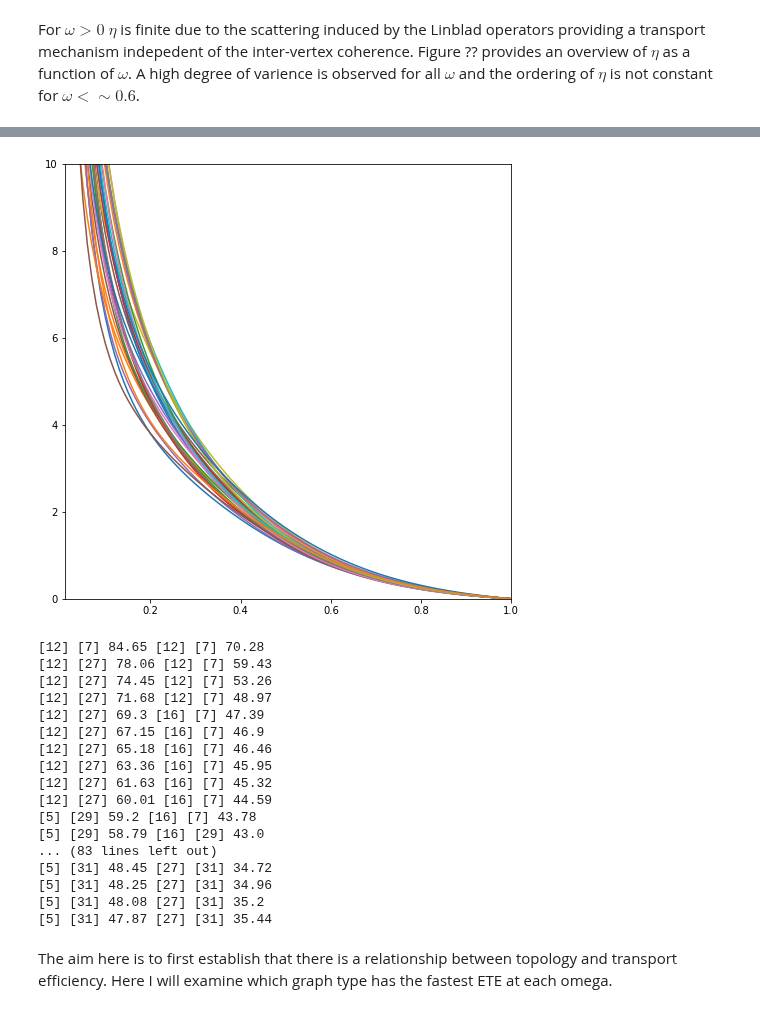
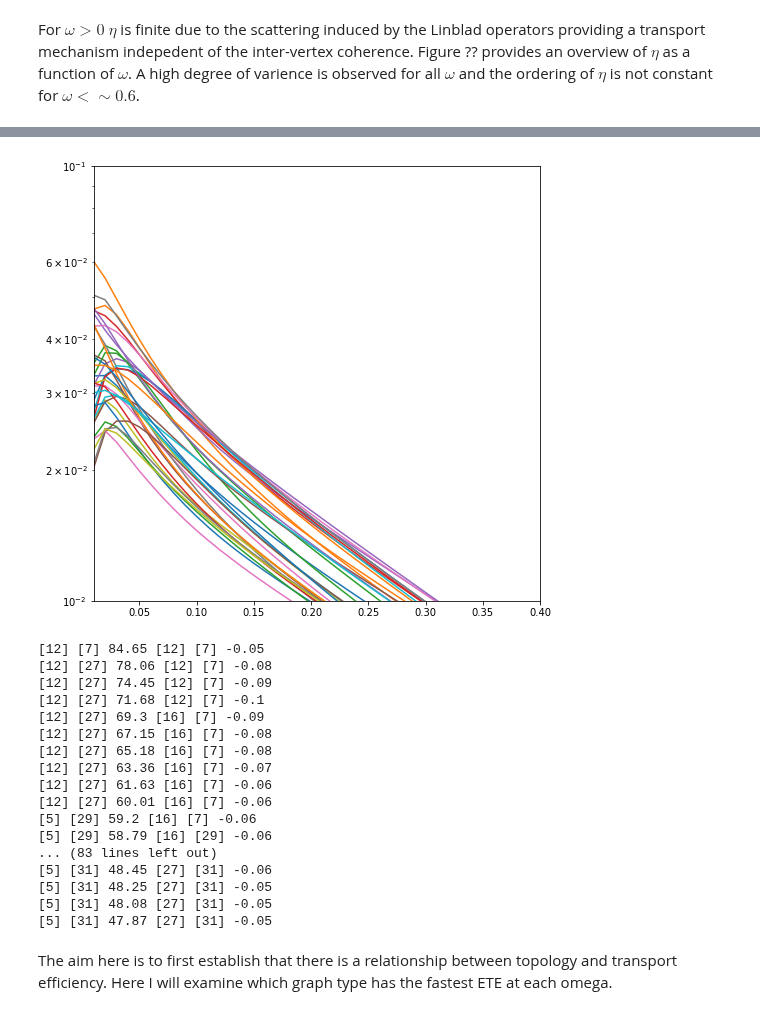
Before and after one commit to Edric-Matwiejew/QSW_MPI, a Jupyter notebook: examples/Application 1/Application_1-Copy1.ipynb, the cells around one changed output, grey strips where cells are left out. Saved outputs shown, nothing was run; the diff lists cells and outputs as text; code cells hidden in the pictures.

```diff
--- a/examples/Application 1/Application_1-Copy1.ipynb
+++ b/examples/Application 1/Application_1-Copy1.ipynb
@@ -90,18 +90,20 @@ The iterable function was deprecated in Matplotlib 3.1 and will be removed in 3.
 # %%
 font = 14
 files = np.arange(1,33,1)
-fig = plt.figure(figsize=(6,6))
+#files = [1, 12, 7, 27, 5, 29, 31, 9]
+fig = plt.figure(figsize=(8,8))
 ax = fig.add_subplot(111)
 h = 2000/float(16384)
 ts = np.arange(0,2000 + h, h)
 
 for file in files:
-    ax.plot(results_df.loc[results_df['ID']==file]['omega'],results_df.loc[results_df['ID']==file]['time'])
+    ax.plot(results_df.loc[results_df['ID']==file]['omega'],results_df.loc[results_df['ID']==file]['time'], label=str(file))
 #ax.set_scale('log')
 #ax.set_yscale('log')
-plt.legend()
+#plt.legend(fontsize = font)
 ax.set_ylim(0.0,1000)
 ax.set_xlim(0.01,1)
+#ax.axvline(x=0.47)
 plt.yticks(fontsize=font)
 plt.xticks(fontsize=font)
 plt.xlabel(r'$\omega$',fontsize=font)
@@ -115,0 +146,13 @@ For $\omega >0$ $\eta$ is finite due to the scattering induced by the Linblad op
+# %%
+files = [ 1, 12, 5, 7, 27, 29, 9, 31]
+letters = ["a", "b", "c", "d", "e", "f", "g", "h"]
+for file, letter in zip(files, letters):
+    fig = plt.figure(figsize=(4,4))
+    ax = fig.add_subplot(111)
+    graph_max = nx.from_scipy_sparse_matrix(sp.csr_matrix(mmread('isomorphic_graphs/' + str(file) + '.mtx')))
+    print(str(letter) + " Graph " + str(file))
+    color_map = ['orange', 'orange', 'mediumpurple', 'orange', 'orange', 'deepskyblue', 'orange']
+    nx.draw_networkx(graph_max, with_labels = True, node_color = color_map, font_size=16)
+    plt.axis('off')
+    plt.show()
+#plt.savefig("Scaling.jpeg", bbox_inches = 'tight', pad_inches = 0.2, dpi = 300)
@@ -144,50 +284,56 @@ for omega in omegas:
 # %%
 files = np.arange(1,33,1)
 fig = plt.figure(figsize=(8,8))
 ax = fig.add_subplot(111)
 h = 2000/float(16384)
 ts = np.arange(0,2000 + h, h)
 
 for file in files:
-    ax.plot(results_df.loc[results_df['ID']==file]['omega'],results_df.loc[results_df['ID']==file]['integrated_coherences'])
+    coh = results_df.loc[results_df['ID']==file]['integrated_coherences']
+    time = results_df.loc[results_df['ID']==file]['time']
+    time_norm = np.divide(coh, time)
+    #print(time_norm)
+    ax.plot(results_df.loc[results_df['ID']==file]['omega'],time_norm)
 #ax.set_scale('log')
-#ax.set_yscale('log')
-ax.set_ylim(0.0,10)
-ax.set_xlim(0.01,1)
+ax.set_yscale('log')
+ax.set_ylim(10**(-2),10**(-1))
+ax.set_xlim(0.01,0.4)
 plt.show()
 # %% [output]
-[figure, old version]
+[figure, new version]
 # %%
 omegas = np.arange(0.01,1.0,0.01)
 
 for omega in omegas:
     omega_results = results_df.loc[results_df['omega']==round(omega,2)]
-    min_coh = np.min(omega_results['integrated_coherences'])
-    max_coh = np.max(omega_results['integrated_coherences'])
-    coh_min_ID = omega_results[omega_results['integrated_coherences']==min_coh]['ID'].values
-    coh_max_ID = omega_results[omega_results['integrated_coherences']==max_coh]['ID'].values
     min_time = np.min(omega_results['time'])
     max_time = np.max(omega_results['time'])
     time_min_ID = omega_results[omega_results['time']==min_time]['ID'].values
     time_max_ID = omega_results[omega_results['time']==max_time]['ID'].values
-    print(time_min_ID, time_max_ID, round(100*(max_time-min_time)/max_time,2),coh_min_ID, coh_max_ID, round(100*(max_coh-min_coh)/max_coh,2))
+    min_coh = np.min(omega_results['integrated_coherences'])
+    max_coh = np.max(omega_results['integrated_coherences'])
+    min_coh_norm = np.min(omega_results['integrated_coherences'])/min_time
+    max_coh_norm = np.max(omega_results['integrated_coherences'])/max_time
+    coh_min_ID = omega_results[omega_results['integrated_coherences']==min_coh]['ID'].values
+    coh_max_ID = omega_results[omega_results['integrated_coherences']==max_coh]['ID'].values
+    print(time_min_ID, time_max_ID, round(100*(max_time-min_time)/max_time,2),coh_min_ID, coh_max_ID, round(100*(max_coh_norm-min_coh_norm)/max_coh,2))
 # %% [output]
-[12] [7] 84.65 [12] [7] 70.28
-[12] [27] 78.06 [12] [7] 59.43
-[12] [27] 74.45 [12] [7] 53.26
-[12] [27] 71.68 [12] [7] 48.97
-[12] [27] 69.3 [16] [7] 47.39
-[12] [27] 67.15 [16] [7] 46.9
-[12] [27] 65.18 [16] [7] 46.46
-[12] [27] 63.36 [16] [7] 45.95
-[12] [27] 61.63 [16] [7] 45.32
-[12] [27] 60.01 [16] [7] 44.59
-[5] [29] 59.2 [16] [7] 43.78
-[5] [29] 58.79 [16] [29] 43.0
+[12] [7] 84.65 [12] [7] -0.05
+[12] [27] 78.06 [12] [7] -0.08
+[12] [27] 74.45 [12] [7] -0.09
+[12] [27] 71.68 [12] [7] -0.1
+[12] [27] 69.3 [16] [7] -0.09
+[12] [27] 67.15 [16] [7] -0.08
+[12] [27] 65.18 [16] [7] -0.08
+[12] [27] 63.36 [16] [7] -0.07
+[12] [27] 61.63 [16] [7] -0.06
+[12] [27] 60.01 [16] [7] -0.06
+[5] [29] 59.2 [16] [7] -0.06
+[5] [29] 58.79 [16] [29] -0.06
 ... (83 lines left out)
-[5] [31] 48.45 [27] [31] 34.72
-[5] [31] 48.25 [27] [31] 34.96
-[5] [31] 48.08 [27] [31] 35.2
-[5] [31] 47.87 [27] [31] 35.44
+[5] [31] 48.45 [27] [31] -0.06
+[5] [31] 48.25 [27] [31] -0.05
+[5] [31] 48.08 [27] [31] -0.05
+[5] [31] 47.87 [27] [31] -0.05
 # %% [markdown]
 The aim here is to first establish that there is a relationship between topology and transport efficiency. Here I will examine which graph type has the fastest ETE at each omega.
```
Also changed, not shown: parts of 11 cells of this notebook, 2 other files.
